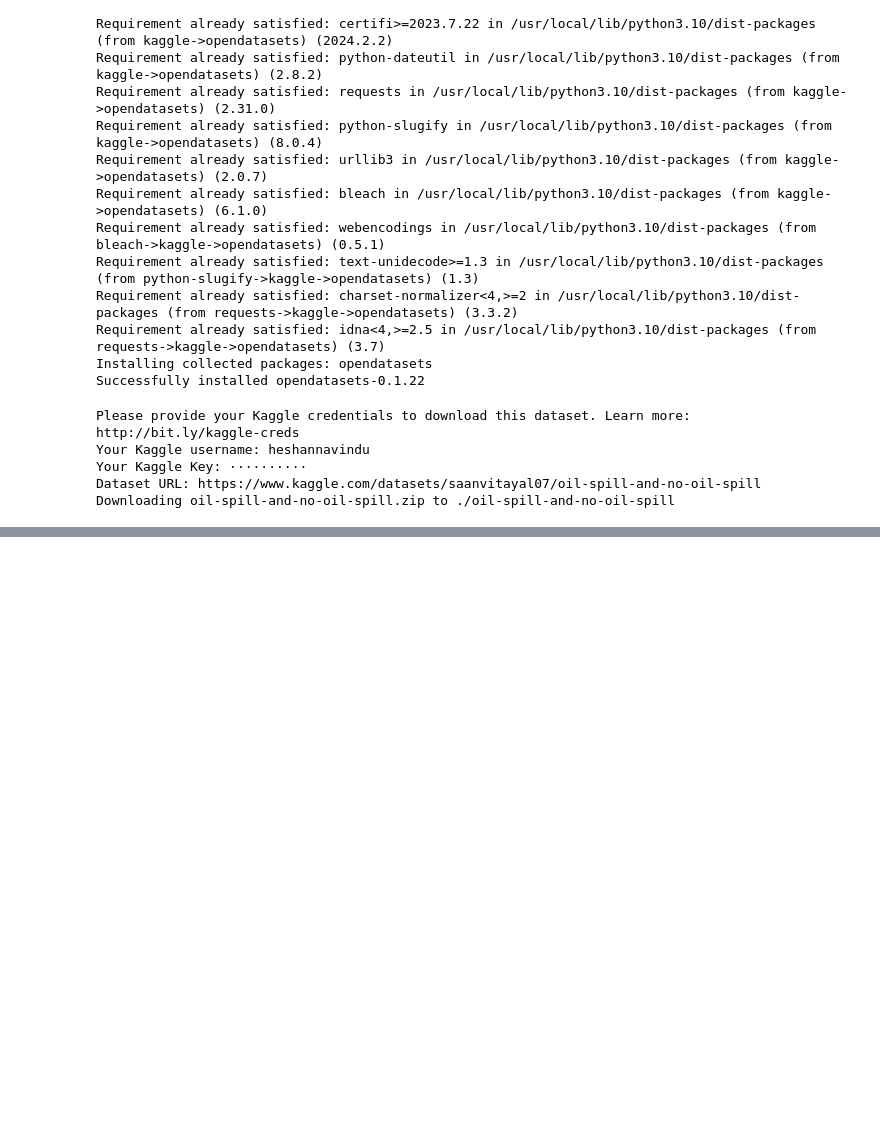
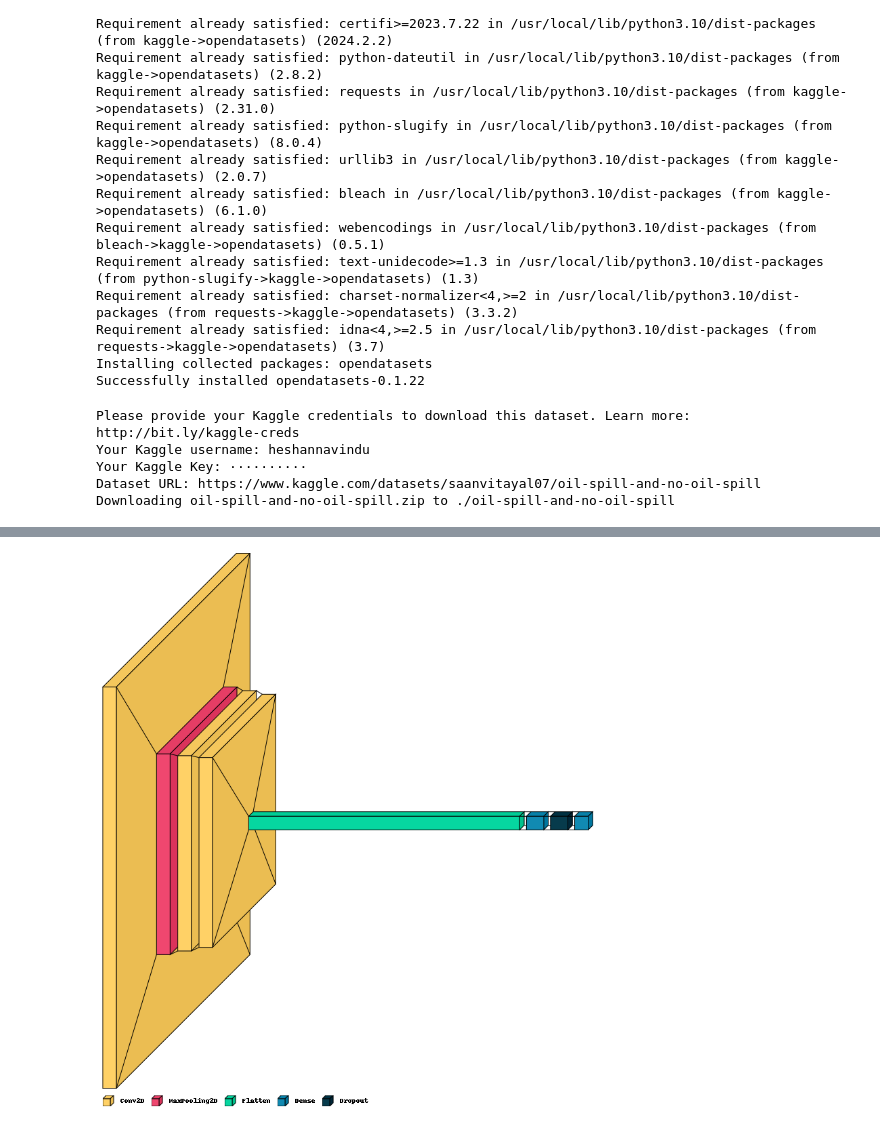
Before and after one commit to HeshanNavindu-7/oilspill-detection, a Jupyter notebook: oilspill_2.ipynb, the cells around one changed output, grey strips where cells are left out. Saved outputs shown, nothing was run; the diff lists cells and outputs as text; code cells hidden in the pictures; blank space fills up the shorter version.

```diff
--- a/oilspill_2.ipynb
+++ b/oilspill_2.ipynb
@@ -36,0 +175,20 @@ Downloading oil-spill-and-no-oil-spill.zip to ./oil-spill-and-no-oil-spill
+# %%
+from tensorflow.keras import layers
+
+model = Sequential([
+  layers.Conv2D(16, (3, 3), activation='relu', input_shape=(150, 150, 3)),  # Start with fewer filters
+  layers.MaxPooling2D(2, 2),
+  layers.Conv2D(32, (3, 3), activation='relu'),
+  # Consider removing additional pooling layer for small datasets
+  layers.Conv2D(64, (3, 3), activation='relu'),
+  layers.Flatten(),
+  layers.Dense(256, activation='relu'),  # Experiment with number of units
+  layers.Dropout(0.5),
+  layers.Dense(1, activation='sigmoid')
+])
+
+model.compile(loss='binary_crossentropy',
+              optimizer=tf.keras.optimizers.Adam(learning_rate=0.001),
+              metrics=['accuracy'])
+
+print(model.summary())
@@ -36,0 +220,5 @@ Downloading oil-spill-and-no-oil-spill.zip to ./oil-spill-and-no-oil-spill
+# %%
+import visualkeras
+visualkeras.layered_view(model, legend=True)
+# %% [output]
+[figure, added]
```
Also changed, not shown: parts of 9 cells of this notebook.
